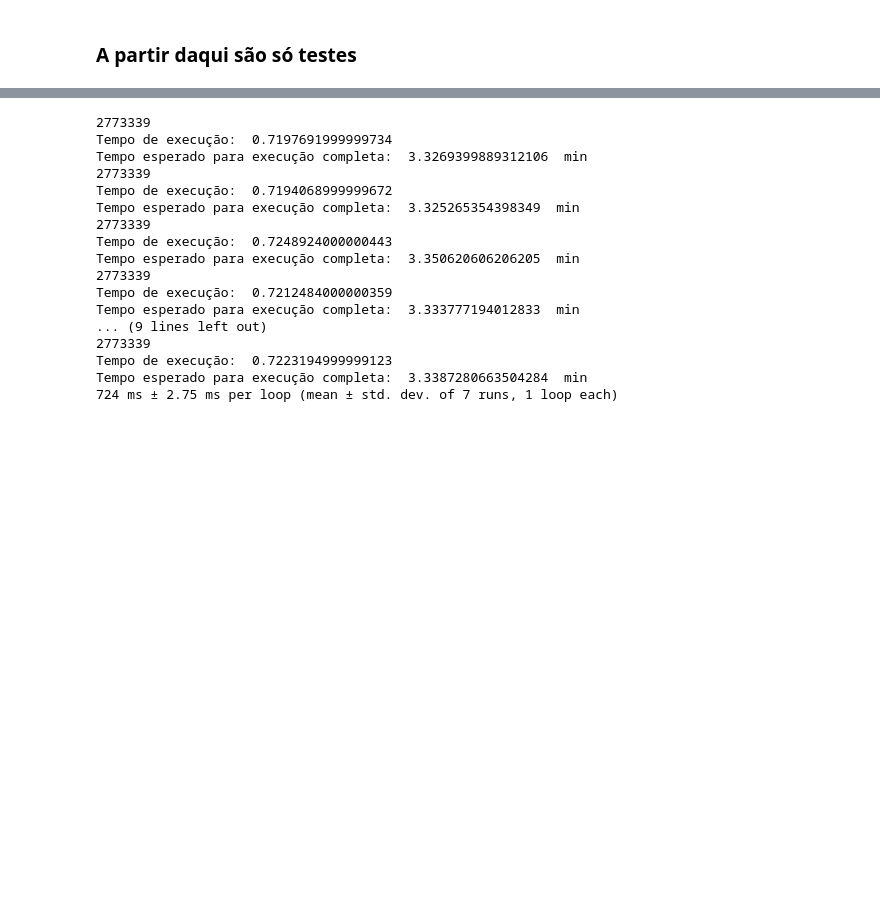
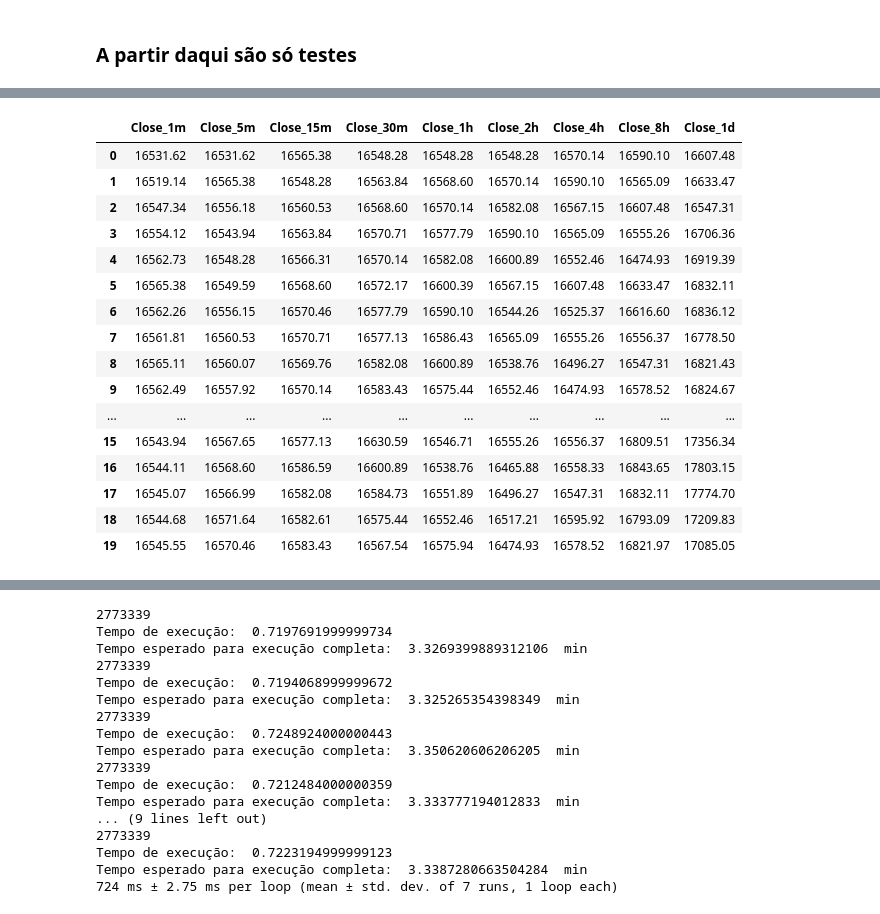
Before and after one commit to lambdavar/Artigo, a Jupyter notebook: main.ipynb, the cells around one changed output, grey strips where cells are left out. Saved outputs shown, nothing was run; the diff lists cells and outputs as text; code cells hidden in the pictures; blank space fills up the shorter version.

```diff
--- a/main.ipynb
+++ b/main.ipynb
@@ -176,0 +279,20 @@ Tempo estimado para execução completa:  3.3165196298620168  min
+# %%
+df_janela2
+# %% [output]
+|  | Close_1m | Close_5m | Close_15m | Close_30m | Close_1h | Close_2h | Close_4h | Close_8h | Close_1d |
+| 0 | 16531.62 | 16531.62 | 16565.38 | 16548.28 | 16548.28 | 16548.28 | 16570.14 | 16590.10 | 16607.48 |
+| 1 | 16519.14 | 16565.38 | 16548.28 | 16563.84 | 16568.60 | 16570.14 | 16590.10 | 16565.09 | 16633.47 |
+| 2 | 16547.34 | 16556.18 | 16560.53 | 16568.60 | 16570.14 | 16582.08 | 16567.15 | 16607.48 | 16547.31 |
+| 3 | 16554.12 | 16543.94 | 16563.84 | 16570.71 | 16577.79 | 16590.10 | 16565.09 | 16555.26 | 16706.36 |
+| 4 | 16562.73 | 16548.28 | 16566.31 | 16570.14 | 16582.08 | 16600.89 | 16552.46 | 16474.93 | 16919.39 |
+| 5 | 16565.38 | 16549.59 | 16568.60 | 16572.17 | 16600.39 | 16567.15 | 16607.48 | 16633.47 | 16832.11 |
+| 6 | 16562.26 | 16556.15 | 16570.46 | 16577.79 | 16590.10 | 16544.26 | 16525.37 | 16616.60 | 16836.12 |
+| 7 | 16561.81 | 16560.53 | 16570.71 | 16577.13 | 16586.43 | 16565.09 | 16555.26 | 16556.37 | 16778.50 |
+| 8 | 16565.11 | 16560.07 | 16569.76 | 16582.08 | 16600.89 | 16538.76 | 16496.27 | 16547.31 | 16821.43 |
+| 9 | 16562.49 | 16557.92 | 16570.14 | 16583.43 | 16575.44 | 16552.46 | 16474.93 | 16578.52 | 16824.67 |
+| ... | ... | ... | ... | ... | ... | ... | ... | ... | ... |
+| 15 | 16543.94 | 16567.65 | 16577.13 | 16630.59 | 16546.71 | 16555.26 | 16556.37 | 16809.51 | 17356.34 |
+| 16 | 16544.11 | 16568.60 | 16586.59 | 16600.89 | 16538.76 | 16465.88 | 16558.33 | 16843.65 | 17803.15 |
+| 17 | 16545.07 | 16566.99 | 16582.08 | 16584.73 | 16551.89 | 16496.27 | 16547.31 | 16832.11 | 17774.70 |
+| 18 | 16544.68 | 16571.64 | 16582.61 | 16575.44 | 16552.46 | 16517.21 | 16595.92 | 16793.09 | 17209.83 |
+| 19 | 16545.55 | 16570.46 | 16583.43 | 16567.54 | 16575.94 | 16474.93 | 16578.52 | 16821.97 | 17085.05 |
```
Also changed, not shown: parts of 23 cells of this notebook.
